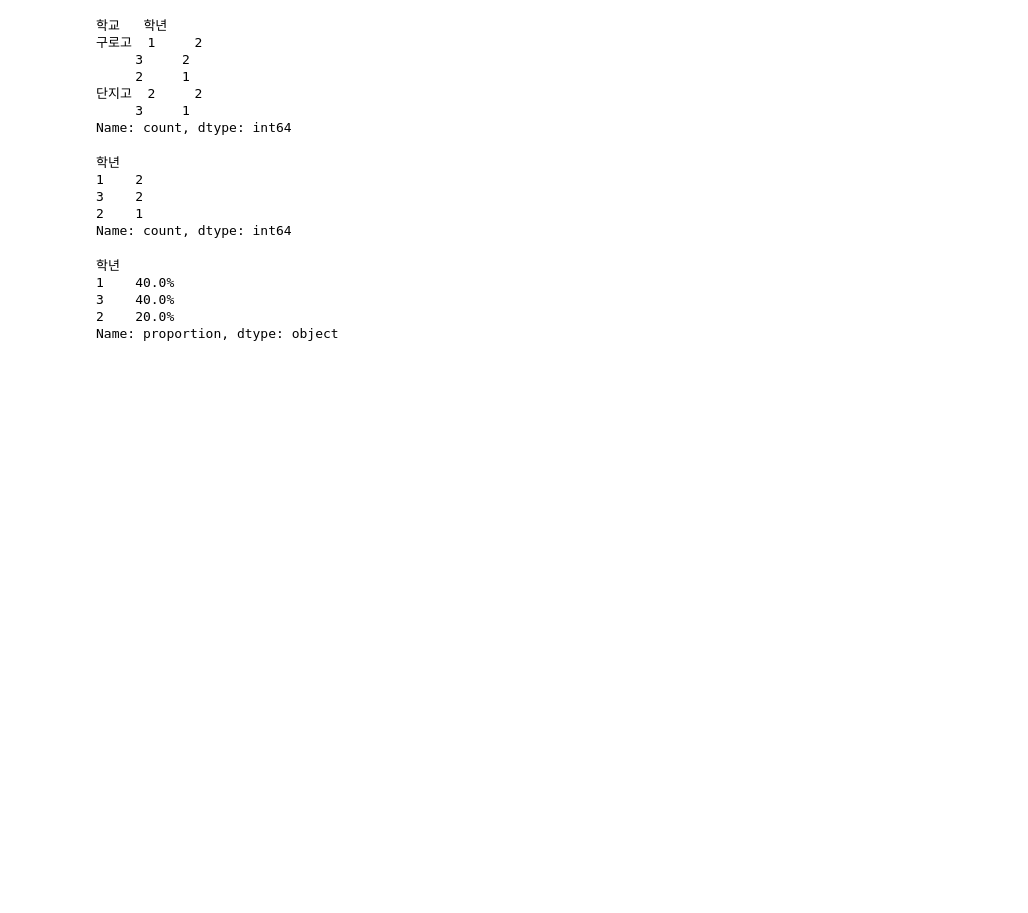
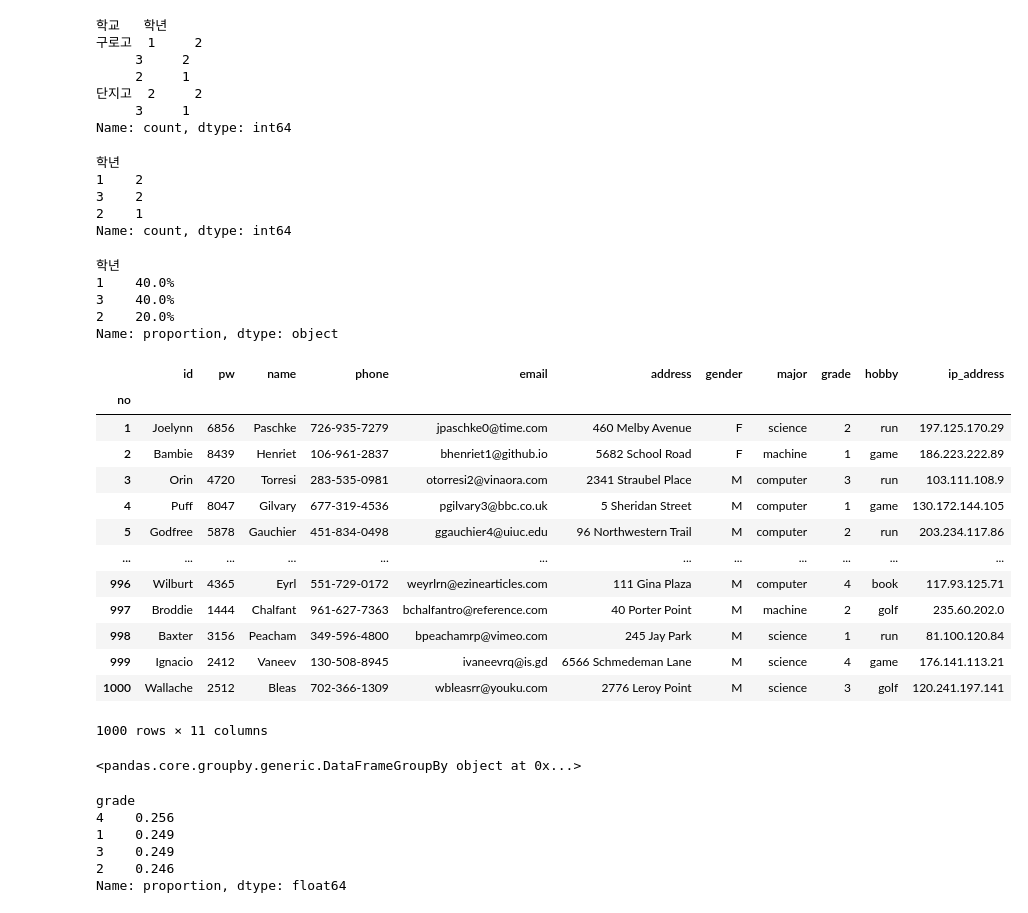
Before and after one commit to studypython99/Medical-1, a Jupyter notebook: d0510/d0510_04_group by.ipynb, the cells around one changed output. Saved outputs shown, nothing was run; the diff lists cells and outputs as text; code cells hidden in the pictures; blank space fills up the shorter version.

```diff
--- a/d0510/d0510_04_group by.ipynb
+++ b/d0510/d0510_04_group by.ipynb
@@ -176,3 +176,37 @@ school['학년'].value_counts().loc['구로고']
 3    40.0%
 2    20.0%
 Name: proportion, dtype: object
+# %%
+import pandas as pd
+df = pd.read_csv('../z20_data/students0508.csv',index_col=0)
+df
+# %% [output]
+|  | id | pw | name | phone | email | address | gender | major | grade | hobby | ip_address |
+| no |  |  |  |  |  |  |  |  |  |  |  |
+| 1 | Joelynn | 6856 | Paschke | 726-935-7279 | jpaschke0@time.com | 460 Melby Avenue | F | science | 2 | run | 197.125.170.29 |
+| 2 | Bambie | 8439 | Henriet | 106-961-2837 | bhenriet1@github.io | 5682 School Road | F | machine | 1 | game | 186.223.222.89 |
+| 3 | Orin | 4720 | Torresi | 283-535-0981 | otorresi2@vinaora.com | 2341 Straubel Place | M | computer | 3 | run | 103.111.108.9 |
+| 4 | Puff | 8047 | Gilvary | 677-319-4536 | pgilvary3@bbc.co.uk | 5 Sheridan Street | M | computer | 1 | game | 130.172.144.105 |
+| 5 | Godfree | 5878 | Gauchier | 451-834-0498 | ggauchier4@uiuc.edu | 96 Northwestern Trail | M | computer | 2 | run | 203.234.117.86 |
+| ... | ... | ... | ... | ... | ... | ... | ... | ... | ... | ... | ... |
+| 996 | Wilburt | 4365 | Eyrl | 551-729-0172 | weyrlrn@ezinearticles.com | 111 Gina Plaza | M | computer | 4 | book | 117.93.125.71 |
+| 997 | Broddie | 1444 | Chalfant | 961-627-7363 | bchalfantro@reference.com | 40 Porter Point | M | machine | 2 | golf | 235.60.202.0 |
+| 998 | Baxter | 3156 | Peacham | 349-596-4800 | bpeachamrp@vimeo.com | 245 Jay Park | M | science | 1 | run | 81.100.120.84 |
+| 999 | Ignacio | 2412 | Vaneev | 130-508-8945 | ivaneevrq@is.gd | 6566 Schmedeman Lane | M | science | 4 | game | 176.141.113.21 |
+| 1000 | Wallache | 2512 | Bleas | 702-366-1309 | wbleasrr@youku.com | 2776 Leroy Point | M | science | 3 | golf | 120.241.197.141 |
+1000 rows × 11 columns
+# %%
+#성별 인원 출력
+df.groupby('gender')
+# %% [output]
+<pandas.core.groupby.generic.DataFrameGroupBy object at 0x...>
+# %%
+df.groupby('grade').size()
+df['grade'].value_counts(normalize=True)
+# %% [output]
+grade
+4    0.256
+1    0.249
+3    0.249
+2    0.246
+Name: proportion, dtype: float64
```
Also changed, not shown: 12 other files.
